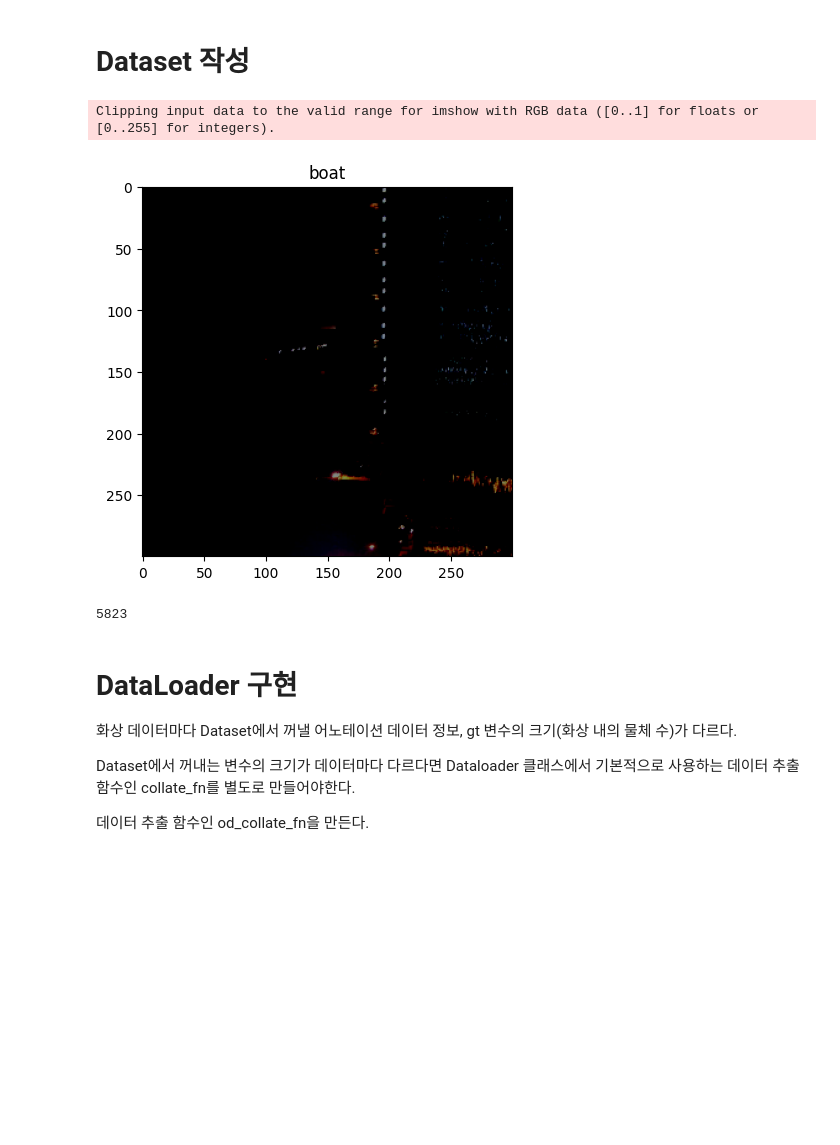
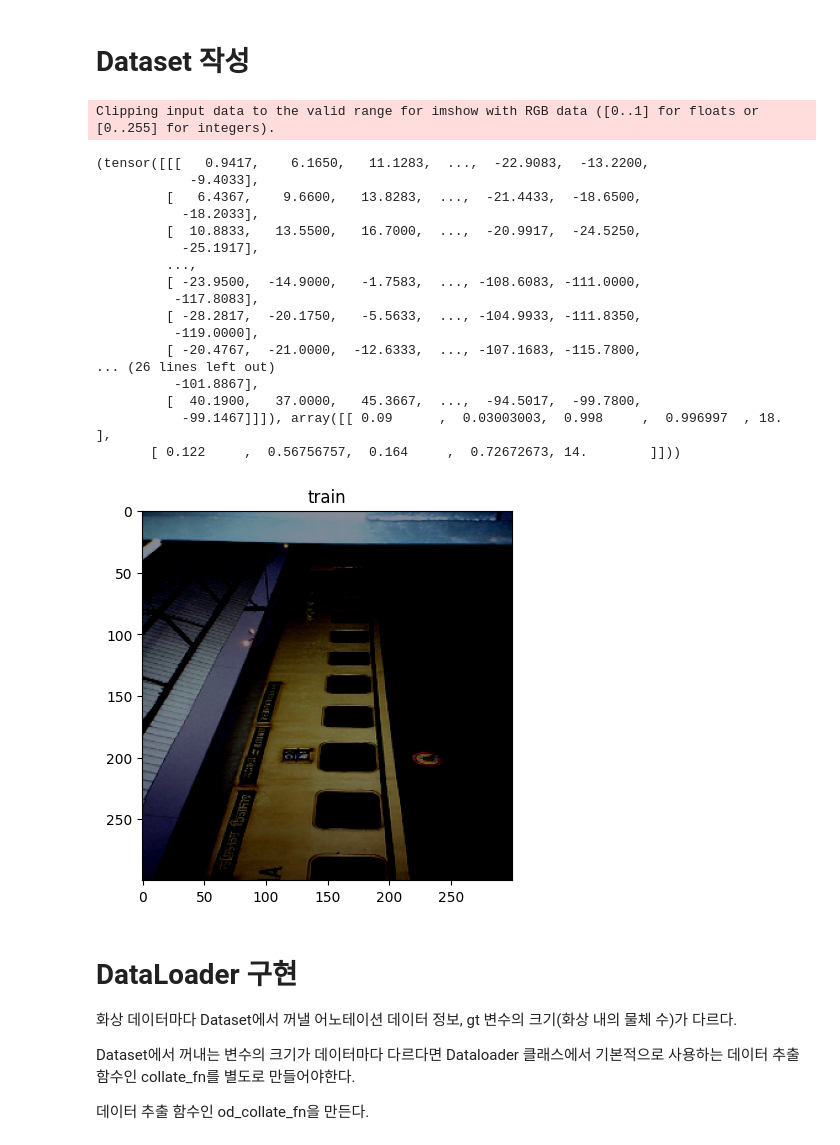
Before and after one commit to youse0ng/Myopencv, a Jupyter notebook: DeepLearningVision/SSD/SSD.ipynb, the cells around one changed output. Drawn from its saved outputs; the diff is of its cells as text; code cells hidden in the pictures; blank space fills up the shorter version.

```diff
--- a/DeepLearningVision/SSD/SSD.ipynb
+++ b/DeepLearningVision/SSD/SSD.ipynb
@@ -324,26 +335,42 @@ class VOCDataset(Dataset):
 # %%
 color_mean = (104,117,123) # (BGR) 색상의 평균값
 input_size = 300 # 화상의 input_size를 300*300
 train_dataset=VOCDataset(train_img_list,
                           train_anno_list,
                           phase='train',
                           transform=DataTransform(input_size,color_mean),
                           transform_anno=Anno_xml2list(voc_classes))
 
 val_dataset=VOCDataset(val_img_list,
                        anno_list=val_anno_list,
                        phase='val',
                        transform=DataTransform(input_size,color_mean),
                        transform_anno=Anno_xml2list(voc_classes))
+print(val_dataset[1])
 plt.figure()
-plt.imshow(val_dataset.__getitem__(2)[0].type(torch.LongTensor).permute(2,1,0))
-plt.title(voc_classes[int(val_dataset.__getitem__(2)[1][:,4][0])])
+plt.imshow(val_dataset.__getitem__(1)[0].type(torch.LongTensor).permute(2,1,0))
+plt.title(voc_classes[int(val_dataset.__getitem__(1)[1][:,4][0])])
 plt.show()
-print(len(val_dataset))
 # %% [output]
 Clipping input data to the valid range for imshow with RGB data ([0..1] for floats or [0..255] for integers).
+(tensor([[[   0.9417,    6.1650,   11.1283,  ...,  -22.9083,  -13.2200,
+            -9.4033],
+         [   6.4367,    9.6600,   13.8283,  ...,  -21.4433,  -18.6500,
+           -18.2033],
+         [  10.8833,   13.5500,   16.7000,  ...,  -20.9917,  -24.5250,
+           -25.1917],
+         ...,
+         [ -23.9500,  -14.9000,   -1.7583,  ..., -108.6083, -111.0000,
+          -117.8083],
+         [ -28.2817,  -20.1750,   -5.5633,  ..., -104.9933, -111.8350,
+          -119.0000],
+         [ -20.4767,  -21.0000,  -12.6333,  ..., -107.1683, -115.7800,
+... (26 lines left out)
+          -101.8867],
+         [  40.1900,   37.0000,   45.3667,  ...,  -94.5017,  -99.7800,
+           -99.1467]]]), array([[ 0.09      ,  0.03003003,  0.998     ,  0.996997  , 18.        ],
+       [ 0.122     ,  0.56756757,  0.164     ,  0.72672673, 14.        ]]))
-[figure, old version]
+[figure, new version]
-5823
 # %% [markdown]
 # DataLoader 구현
 
```
Also changed, not shown: parts of 6 cells of this notebook, 4 other files.
